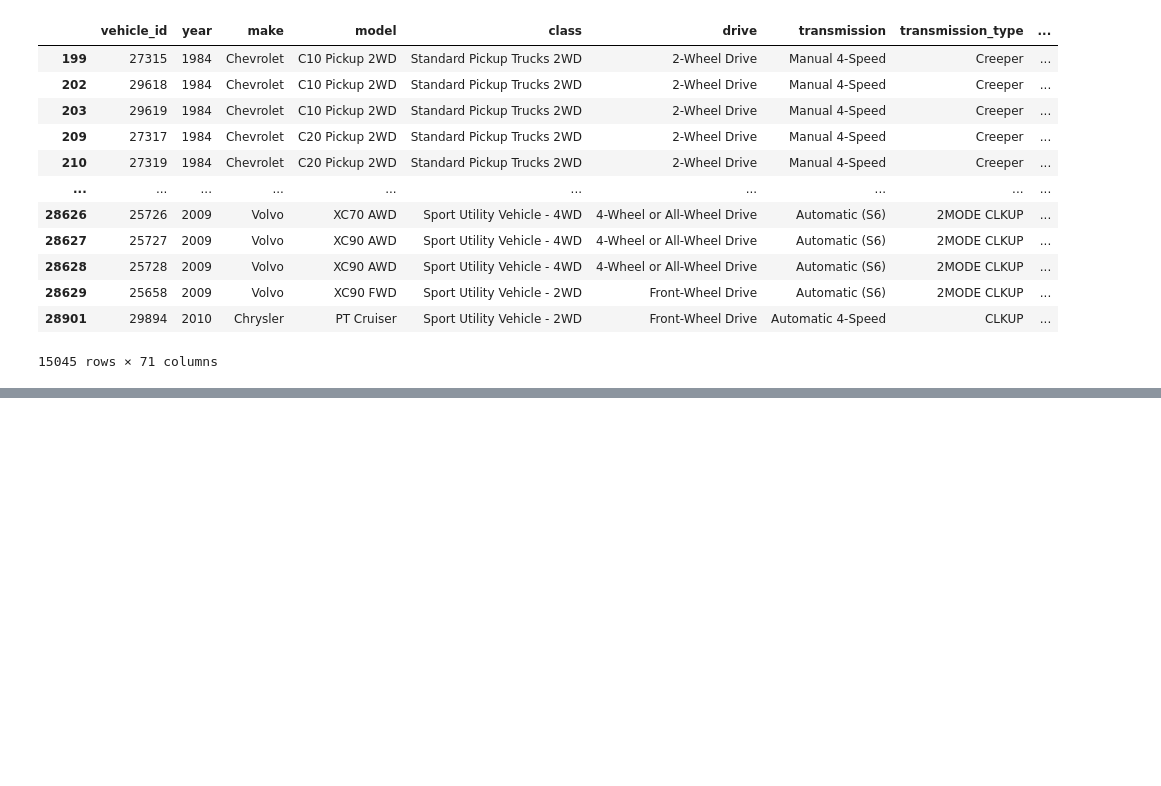
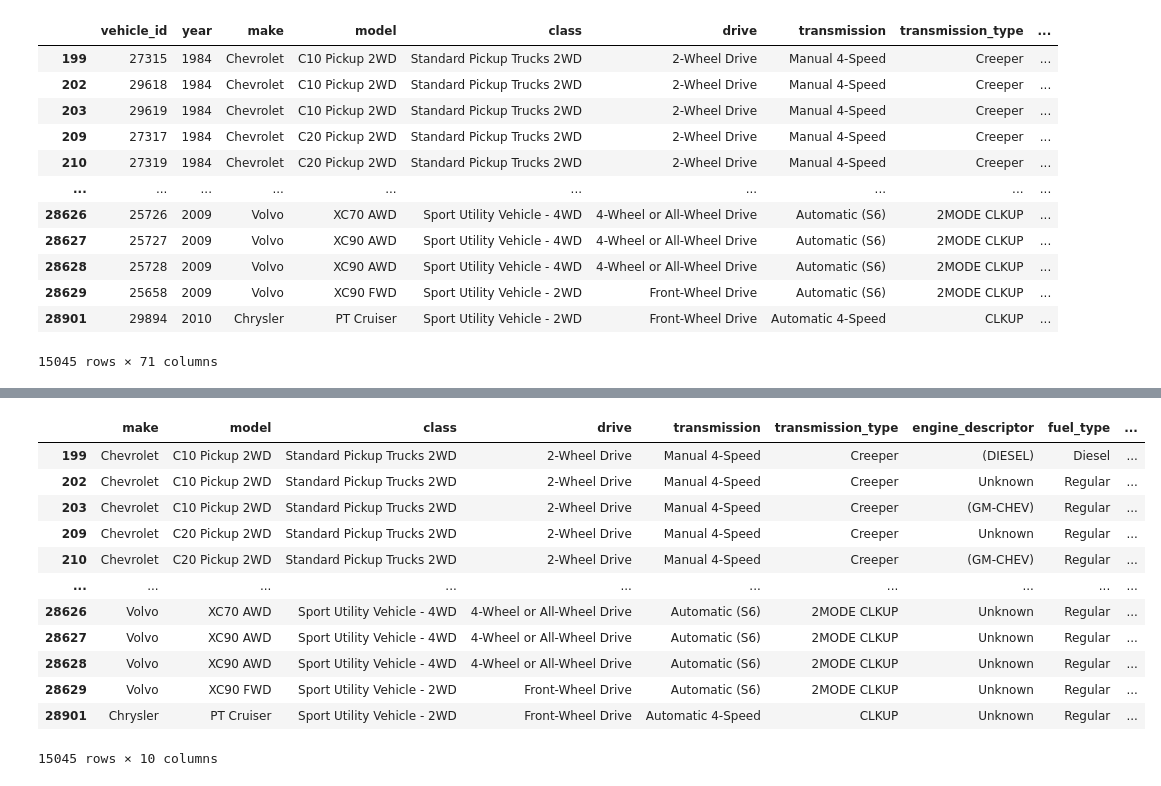
Before and after one commit to JohannMuenchhagen/AnalytischeAnwendungen, a Jupyter notebook: src/Datenaufbereitung.ipynb, the cells around one changed output, grey strips where cells are left out. Saved outputs shown, nothing was run; the diff lists cells and outputs as text; code cells hidden in the pictures; blank space fills up the shorter version.

Commit message:
last cleaning step

```diff
--- a/src/Datenaufbereitung.ipynb
+++ b/src/Datenaufbereitung.ipynb
@@ -103,3 +101,32 @@ clean_df_with_type
 | 28629 | 25658 | 2009 | Volvo | XC90 FWD | Sport Utility Vehicle - 2WD | Front-Wheel Drive | Automatic (S6) | 2MODE CLKUP | ... |
 | 28901 | 29894 | 2010 | Chrysler | PT Cruiser | Sport Utility Vehicle - 2WD | Front-Wheel Drive | Automatic 4-Speed | CLKUP | ... |
 15045 rows × 71 columns
+# %%
+clean_df_with_type = clean_df_with_type.drop(columns=["unrounded_city_mpg_ft1",
+                                                      "unrounded_city_mpg_ft2",
+                                                      "city_gasoline_consumption_cd",
+                                                      "city_electricity_consumption",
+                                                      "city_utility_factor",
+                                                      "highway_mpg_ft1",
+                                                      "unrounded_highway_mpg_ft1",
+                                                      "unrounded_highway_mpg_ft2",
+                                                      "highway_gasoline_consumption_cd",
+                                                      "highway_electricity_consumption",
+                                                      "highway_utility_factor",
+                                                      "unrounded_combined_mpg_ft1",
+                                                      "unrounded_combined_mpg_ft2",
+                                                      "combined_electricity_consumption",
+                                                      "combined_gasoline_consumption_cd",
+                                                      "combined_utility_factor",
+                                                      "hours_to_charge_120v",
+                                                      "hours_to_charge_240v",
+                                                      "hours_to_charge_ac_240v",
+                                                      "composite_city_mpg",
+                                                      "composite_highway_mpg",
+                                                      "composite_combined_mpg",
+                                                      "range_ft1",
+                                                      "city_range_ft1",
+                                                      "highway_range_ft1",
+                                                      "city_range_ft2",
+                                                      "highway_range_ft2"
+                                                      ])
@@ -105,0 +153,16 @@ clean_df_with_type
+# %%
+clean_df_with_type.select_dtypes(object)
+# %% [output]
+|  | make | model | class | drive | transmission | transmission_type | engine_descriptor | fuel_type | ... |
+| 199 | Chevrolet | C10 Pickup 2WD | Standard Pickup Trucks 2WD | 2-Wheel Drive | Manual 4-Speed | Creeper | (DIESEL) | Diesel | ... |
+| 202 | Chevrolet | C10 Pickup 2WD | Standard Pickup Trucks 2WD | 2-Wheel Drive | Manual 4-Speed | Creeper | Unknown | Regular | ... |
+| 203 | Chevrolet | C10 Pickup 2WD | Standard Pickup Trucks 2WD | 2-Wheel Drive | Manual 4-Speed | Creeper | (GM-CHEV) | Regular | ... |
+| 209 | Chevrolet | C20 Pickup 2WD | Standard Pickup Trucks 2WD | 2-Wheel Drive | Manual 4-Speed | Creeper | Unknown | Regular | ... |
+| 210 | Chevrolet | C20 Pickup 2WD | Standard Pickup Trucks 2WD | 2-Wheel Drive | Manual 4-Speed | Creeper | (GM-CHEV) | Regular | ... |
+| ... | ... | ... | ... | ... | ... | ... | ... | ... | ... |
+| 28626 | Volvo | XC70 AWD | Sport Utility Vehicle - 4WD | 4-Wheel or All-Wheel Drive | Automatic (S6) | 2MODE CLKUP | Unknown | Regular | ... |
+| 28627 | Volvo | XC90 AWD | Sport Utility Vehicle - 4WD | 4-Wheel or All-Wheel Drive | Automatic (S6) | 2MODE CLKUP | Unknown | Regular | ... |
+| 28628 | Volvo | XC90 AWD | Sport Utility Vehicle - 4WD | 4-Wheel or All-Wheel Drive | Automatic (S6) | 2MODE CLKUP | Unknown | Regular | ... |
+| 28629 | Volvo | XC90 FWD | Sport Utility Vehicle - 2WD | Front-Wheel Drive | Automatic (S6) | 2MODE CLKUP | Unknown | Regular | ... |
+| 28901 | Chrysler | PT Cruiser | Sport Utility Vehicle - 2WD | Front-Wheel Drive | Automatic 4-Speed | CLKUP | Unknown | Regular | ... |
+15045 rows × 10 columns
```
Also changed, not shown: parts of 5 cells of this notebook.
